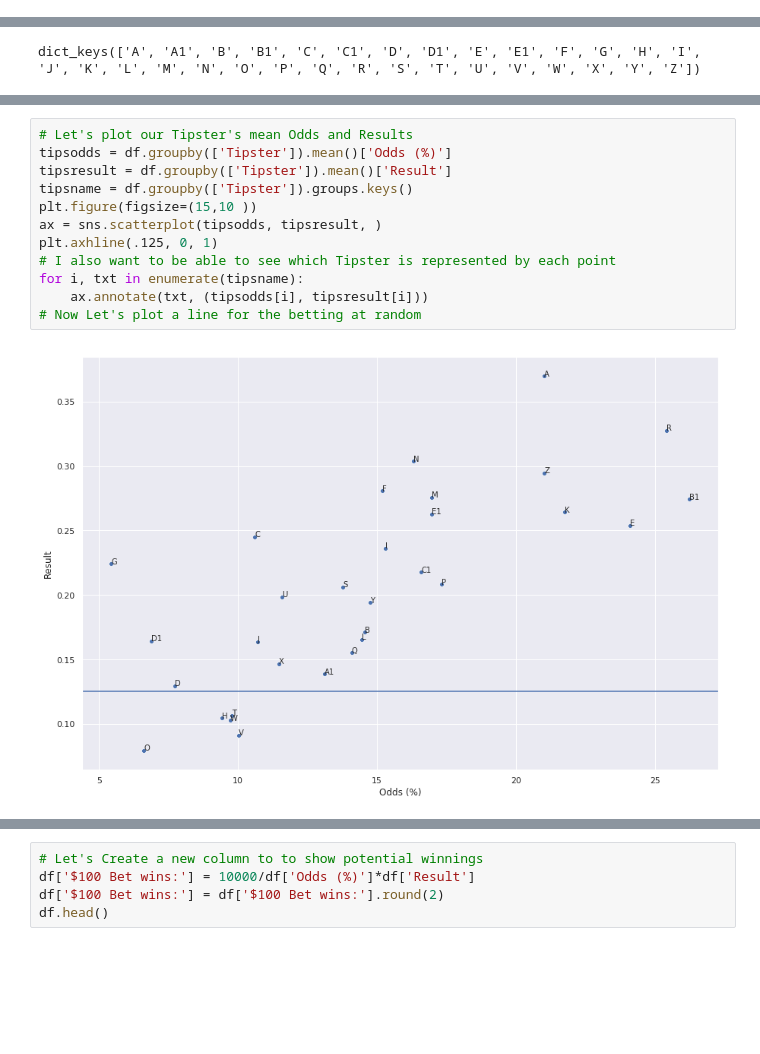
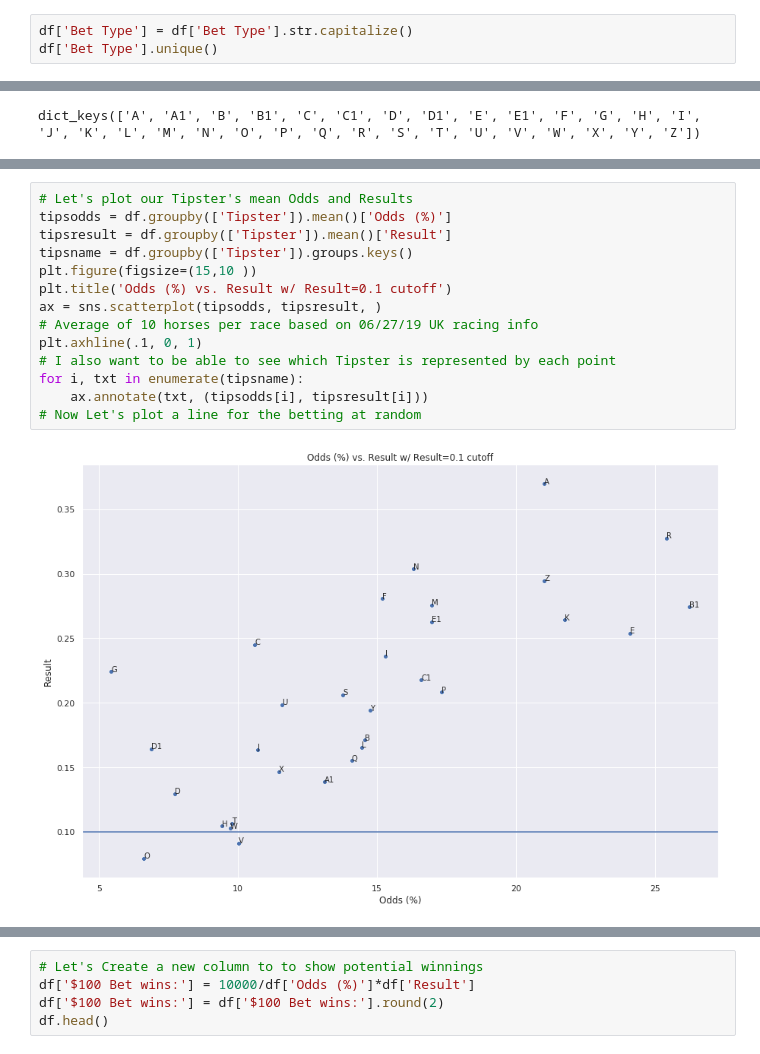
Before and after one commit to RaulGHJr/LSDSPT1-First-Project, a Jupyter notebook: Project1.ipynb, the cells around one changed output, grey strips where cells are left out. Drawn from its saved outputs; the diff is of its cells as text; blank space fills up the shorter version.

```diff
--- a/Project1.ipynb
+++ b/Project1.ipynb
@@ -83,3 +83,6 @@ df.head()
 | 2 | 3 | 3 | A | 2015-07-24 | York | Straightothepoint | Win | 14.29 | 0 | True |
 | 3 | 4 | 4 | A | 2015-07-24 | Newmarket | Miss Inga Sock | Win | 20.00 | 0 | True |
 | 4 | 5 | 5 | A | 2015-07-25 | Ascot | Peril | Win | 23.09 | 1 | True |
+# %%
+df['Bet Type'] = df['Bet Type'].str.capitalize()
+df['Bet Type'].unique()
@@ -192,17 +204,19 @@ Name: Result, dtype: float64
 # %%
 # Let's plot our Tipster's mean Odds and Results
 tipsodds = df.groupby(['Tipster']).mean()['Odds (%)']
 tipsresult = df.groupby(['Tipster']).mean()['Result']
 tipsname = df.groupby(['Tipster']).groups.keys()
 plt.figure(figsize=(15,10 ))
+plt.title('Odds (%) vs. Result w/ Result=0.1 cutoff')
 ax = sns.scatterplot(tipsodds, tipsresult, )
-plt.axhline(.125, 0, 1)
+# Average of 10 horses per race based on 06/27/19 UK racing info
+plt.axhline(.1, 0, 1)
 # I also want to be able to see which Tipster is represented by each point
 for i, txt in enumerate(tipsname):
     ax.annotate(txt, (tipsodds[i], tipsresult[i]))
 # Now Let's plot a line for the betting at random
 # %% [output]
-[figure, old version]
+[figure, new version]
 # %%
 # Now let's plot see this plot with a regression line
 plt.figure(figsize=(15,10 ))
```
Also changed, not shown: parts of 12 cells of this notebook.
